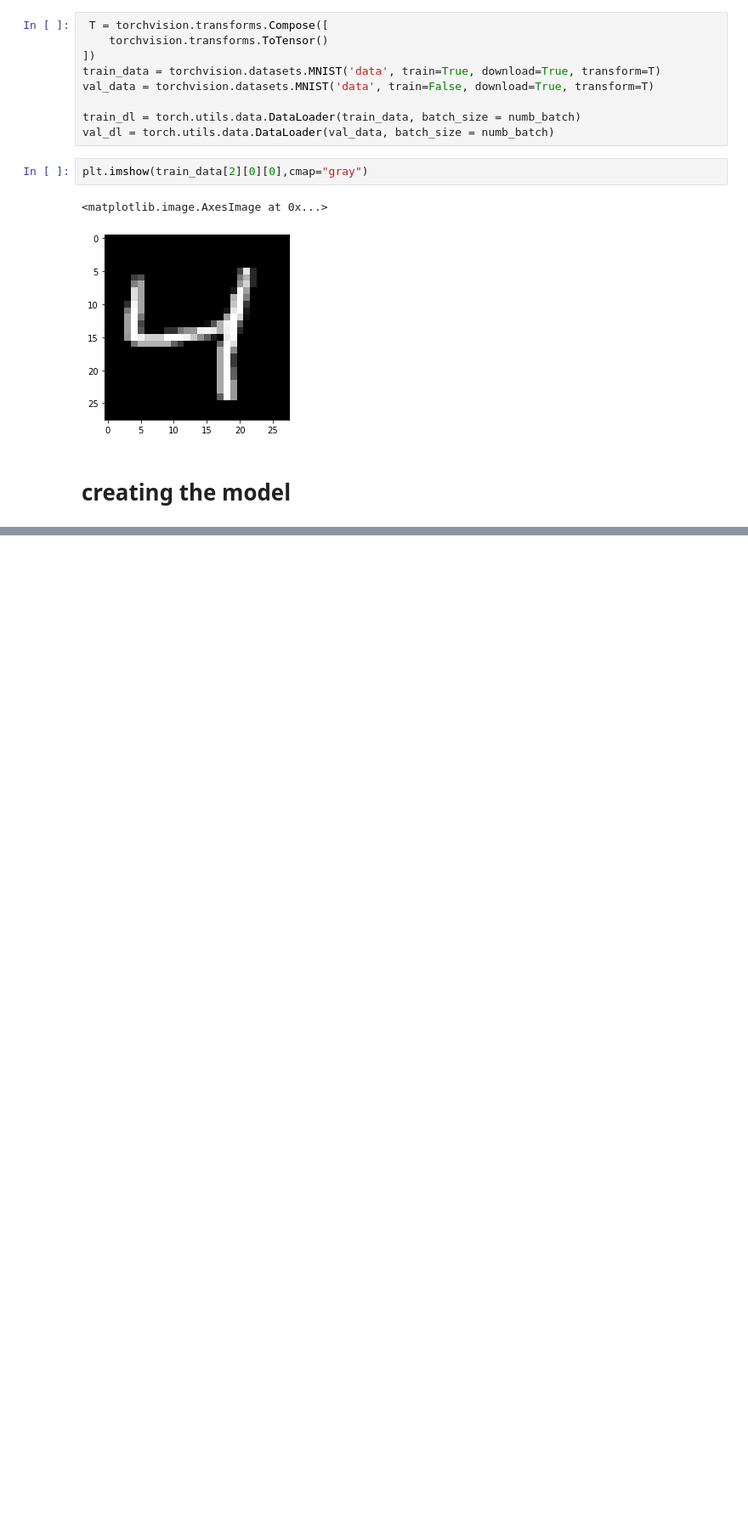
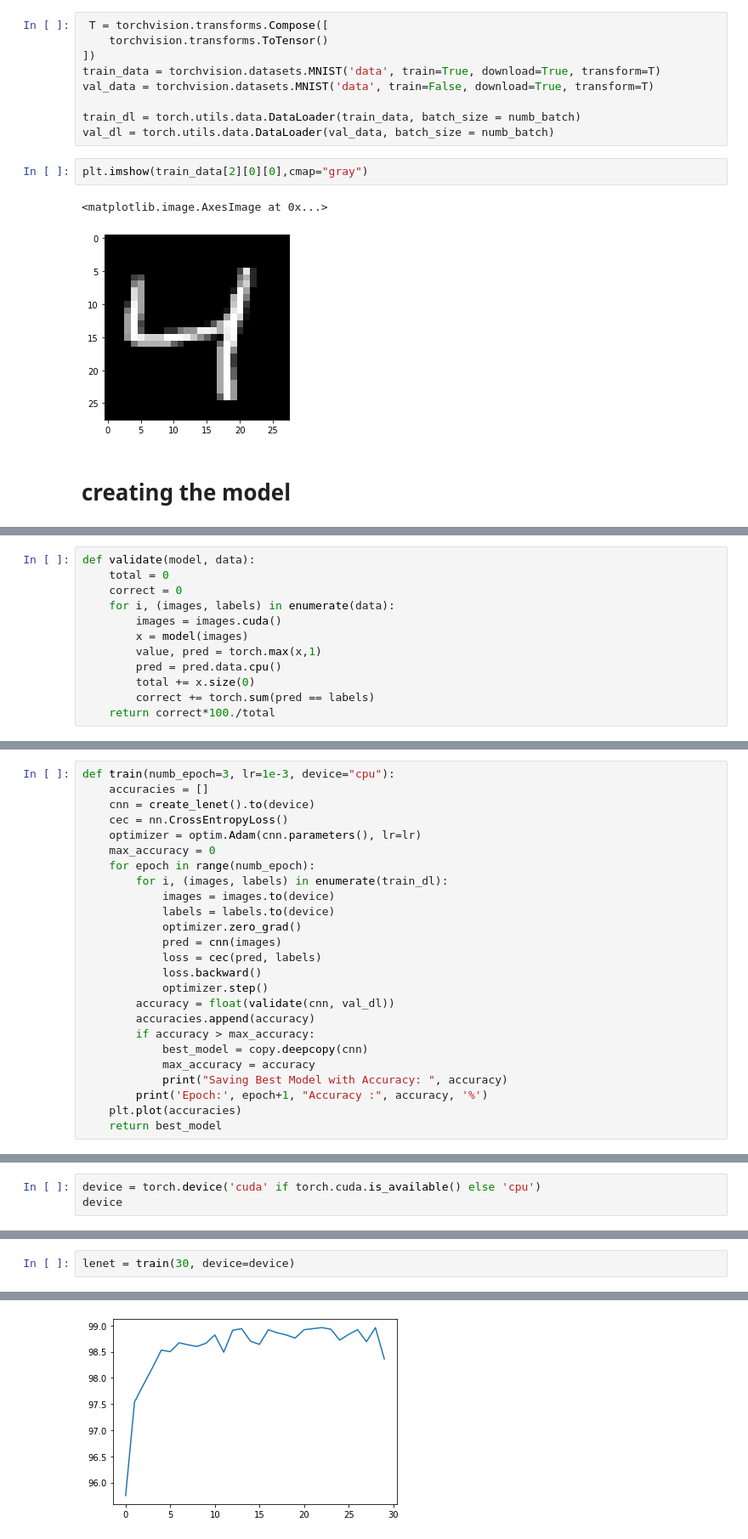
Before and after one commit to dinskutty/mnist_pytorch, a Jupyter notebook: mnist_1.ipynb, the cells around one changed output, grey strips where cells are left out. Shown at 85% size. Drawn from its saved outputs; the diff is of its cells as text; blank space fills up the shorter version.

Commit message:
trained the model

```diff
--- a/mnist_1.ipynb
+++ b/mnist_1.ipynb
@@ -30,0 +52,12 @@ plt.imshow(train_data[2][0][0],cmap="gray")
+# %%
+def validate(model, data):
+    total = 0
+    correct = 0
+    for i, (images, labels) in enumerate(data):
+        images = images.cuda()
+        x = model(images)
+        value, pred = torch.max(x,1)
+        pred = pred.data.cpu()
+        total += x.size(0)
+        correct += torch.sum(pred == labels)
+    return correct*100./total
@@ -30,0 +66,25 @@ plt.imshow(train_data[2][0][0],cmap="gray")
+# %%
+def train(numb_epoch=3, lr=1e-3, device="cpu"):
+    accuracies = []
+    cnn = create_lenet().to(device)
+    cec = nn.CrossEntropyLoss()
+    optimizer = optim.Adam(cnn.parameters(), lr=lr)
+    max_accuracy = 0
+    for epoch in range(numb_epoch):
+        for i, (images, labels) in enumerate(train_dl):
+            images = images.to(device)
+            labels = labels.to(device)
+            optimizer.zero_grad()
+            pred = cnn(images)
+            loss = cec(pred, labels)
+            loss.backward()
+            optimizer.step()
+        accuracy = float(validate(cnn, val_dl))
+        accuracies.append(accuracy)
+        if accuracy > max_accuracy:
+            best_model = copy.deepcopy(cnn)
+            max_accuracy = accuracy
+            print("Saving Best Model with Accuracy: ", accuracy)
+        print('Epoch:', epoch+1, "Accuracy :", accuracy, '%')
+    plt.plot(accuracies)
+    return best_model
@@ -30,0 +93,3 @@ plt.imshow(train_data[2][0][0],cmap="gray")
+# %%
+device = torch.device('cuda' if torch.cuda.is_available() else 'cpu')
+device
@@ -30,0 +100,3 @@ plt.imshow(train_data[2][0][0],cmap="gray")
+# %%
+lenet = train(30, device=device)
+# %% [output]
@@ -30,0 +120 @@ plt.imshow(train_data[2][0][0],cmap="gray")
+[figure, added]
```
Also changed, not shown: parts of 8 cells of this notebook.
